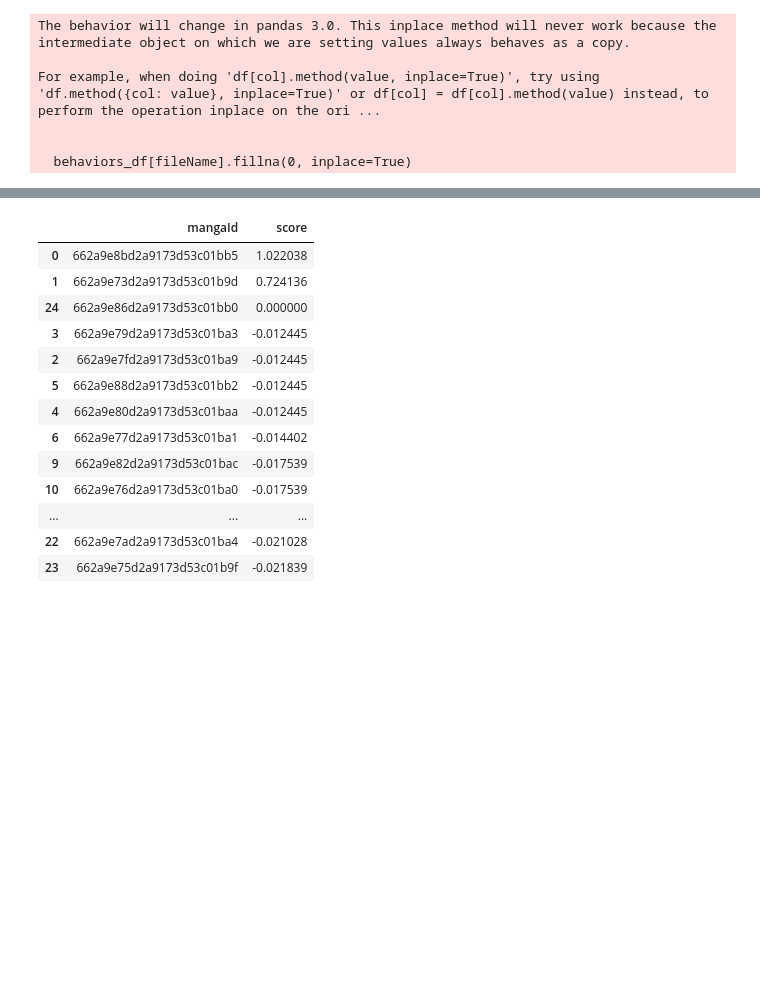
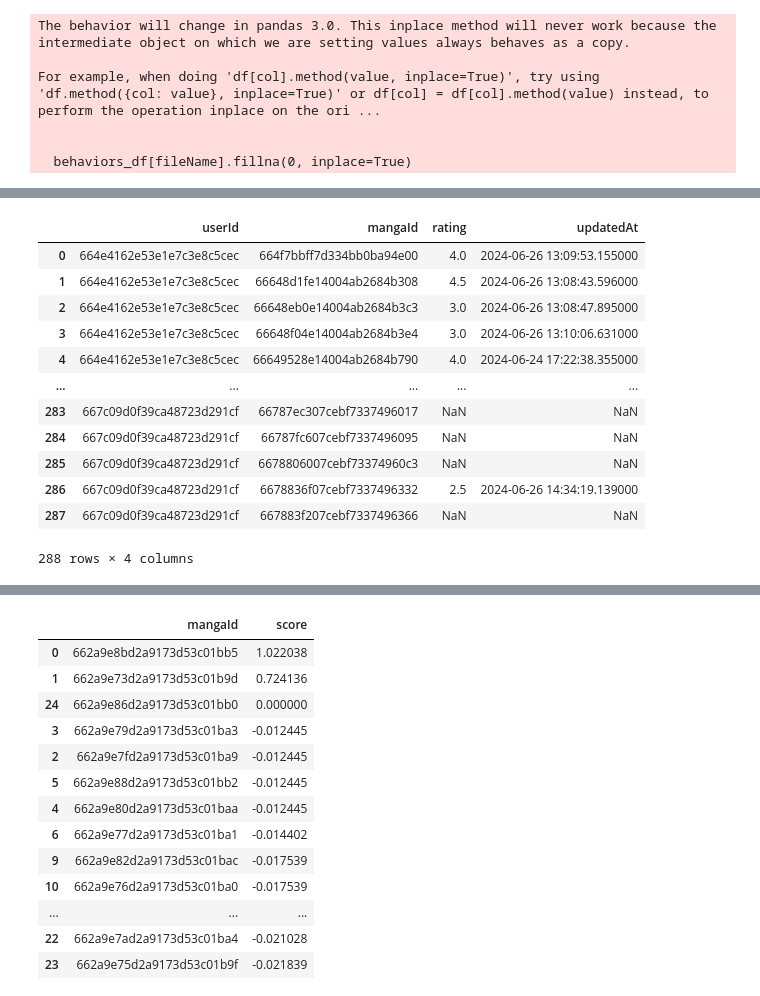
Before and after one commit to Quytateam/Manga_Scripts, a Jupyter notebook: notebooks/recommender_systems.ipynb, the cells around one changed output, grey strips where cells are left out. Cells and saved outputs as stored; diff of their text form; code cells hidden in the pictures; blank space fills up the shorter version.

```diff
--- a/notebooks/recommender_systems.ipynb
+++ b/notebooks/recommender_systems.ipynb
@@ -26,6 +62,22 @@ expanded_df = pd.DataFrame(expanded_data)
 # %%
 expanded_df.rename(columns={'_id': 'mangaId'}, inplace=True)
 merged_df = pd.merge(expanded_df, behaviors_df, on=['userId', 'mangaId'], how='left')
+# %%
+merged_df
+# %% [output]
+|  | userId | mangaId | rating | updatedAt |
+| 0 | 664e4162e53e1e7c3e8c5cec | 664f7bbff7d334bb0ba94e00 | 4.0 | 2024-06-26 13:09:53.155000 |
+| 1 | 664e4162e53e1e7c3e8c5cec | 66648d1fe14004ab2684b308 | 4.5 | 2024-06-26 13:08:43.596000 |
+| 2 | 664e4162e53e1e7c3e8c5cec | 66648eb0e14004ab2684b3c3 | 3.0 | 2024-06-26 13:08:47.895000 |
+| 3 | 664e4162e53e1e7c3e8c5cec | 66648f04e14004ab2684b3e4 | 3.0 | 2024-06-26 13:10:06.631000 |
+| 4 | 664e4162e53e1e7c3e8c5cec | 66649528e14004ab2684b790 | 4.0 | 2024-06-24 17:22:38.355000 |
+| ... | ... | ... | ... | ... |
+| 283 | 667c09d0f39ca48723d291cf | 66787ec307cebf7337496017 | NaN | NaN |
+| 284 | 667c09d0f39ca48723d291cf | 66787fc607cebf7337496095 | NaN | NaN |
+| 285 | 667c09d0f39ca48723d291cf | 6678806007cebf73374960c3 | NaN | NaN |
+| 286 | 667c09d0f39ca48723d291cf | 6678836f07cebf7337496332 | 2.5 | 2024-06-26 14:34:19.139000 |
+| 287 | 667c09d0f39ca48723d291cf | 667883f207cebf7337496366 | NaN | NaN |
+288 rows × 4 columns
 # %%
 merged_df[fileName] = merged_df[fileName].fillna(0)
 merged_df.drop(columns=['updatedAt'], inplace=True)
```
Also changed, not shown: parts of 12 cells of this notebook, 38 other files.
